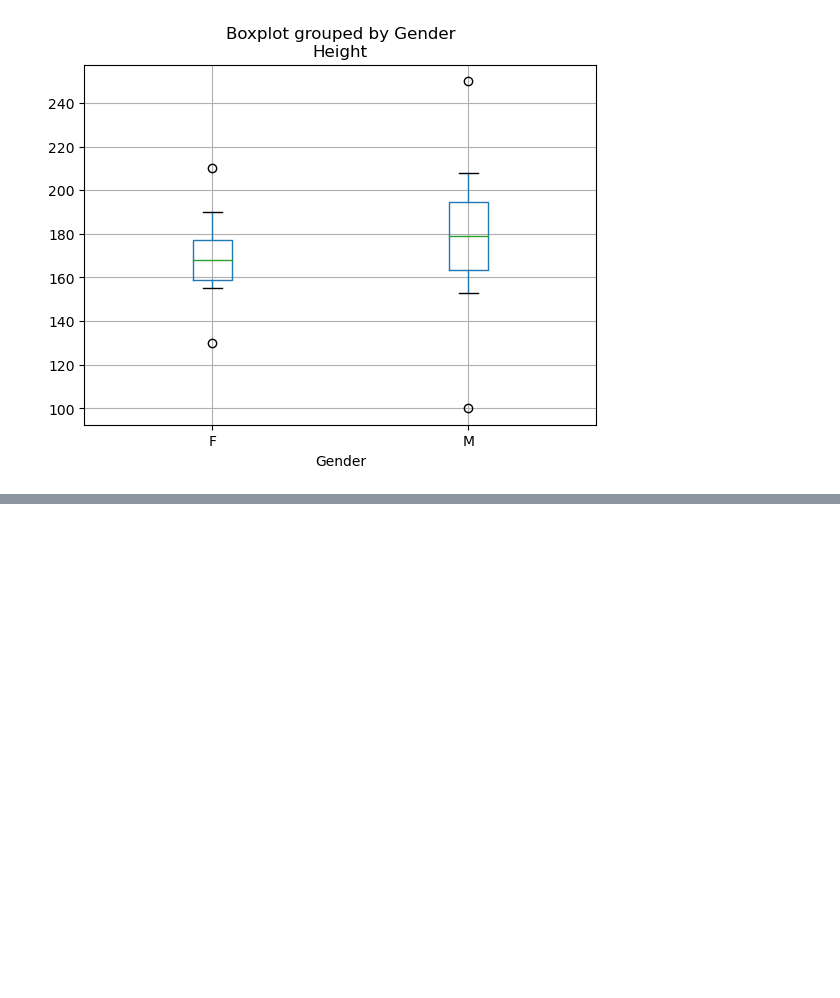
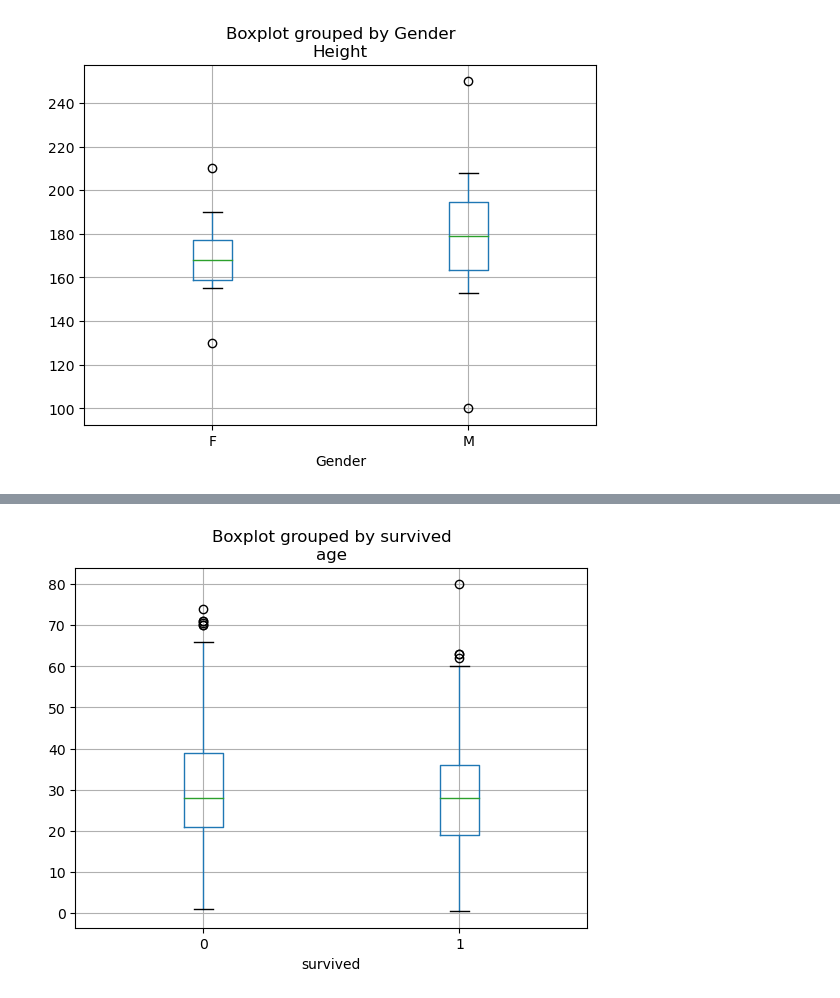
Before and after one commit to mlhudson1/CIDM4310-70_Pandas, a Jupyter notebook: Chapter8.ipynb, the cells around one changed output, grey strips where cells are left out. Drawn from its saved outputs; the diff is of its cells as text; code cells hidden in the pictures; blank space fills up the shorter version.

Commit message:
Ch.8 - Exercise 8.02 - Boxplots for the Titanic Dataset

```diff
--- a/Chapter8.ipynb
+++ b/Chapter8.ipynb
@@ -378,0 +381,4 @@ df.boxplot(by="Gender", column="Height");
+# %%
+file_path="Chapter8-Datasets/titanic.csv"
+titanic=pd.read_csv(file_path)
+titanic.head()
@@ -378,0 +392,3 @@ df.boxplot(by="Gender", column="Height");
+# %%
+titanic=titanic.dropna()
+titanic
@@ -378,0 +409,4 @@ df.boxplot(by="Gender", column="Height");
+# %%
+titanic.boxplot(by='survived', column='age');
+# %% [output]
+[figure, added]
```
Also changed, not shown: parts of 5 cells of this notebook.
